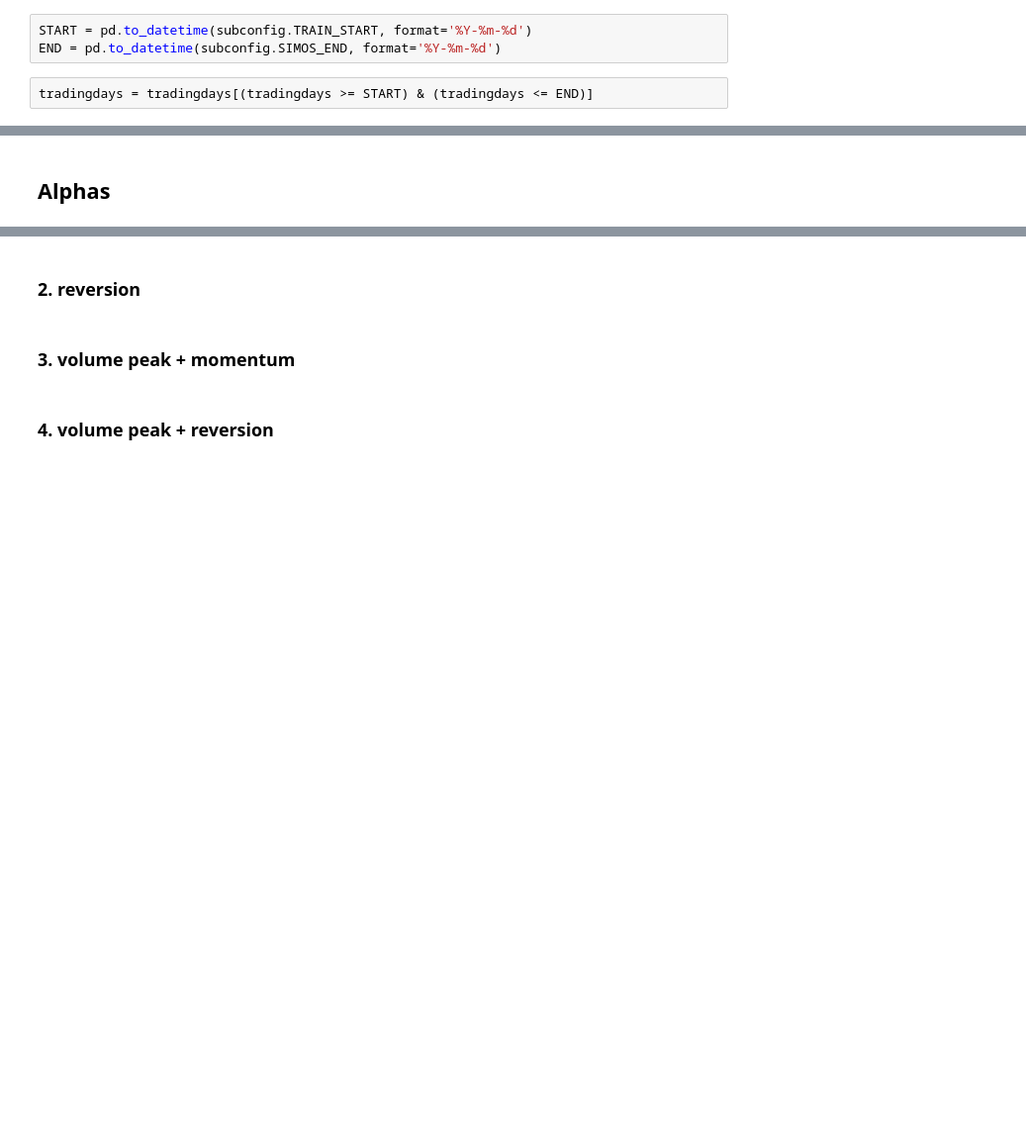
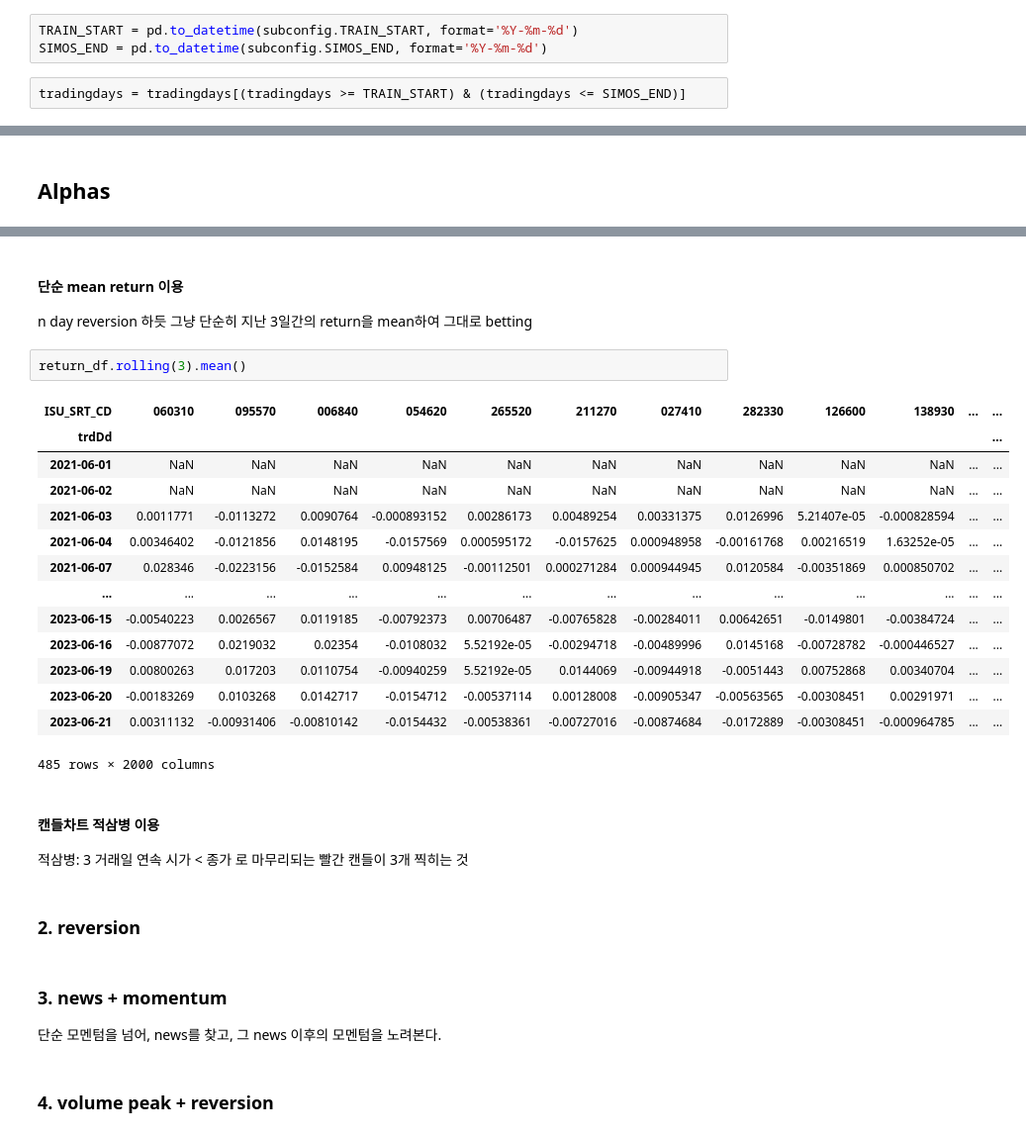
Before and after one commit to jaepil-choi/daconKRX2023, a Jupyter notebook: alpha01.ipynb, the cells around one changed output, grey strips where cells are left out. Shown at 99% size. Saved outputs shown, nothing was run; the diff lists cells and outputs as text; blank space fills up the shorter version.

```diff
--- a/alpha01.ipynb
+++ b/alpha01.ipynb
@@ -54,10 +54,10 @@ tradingdays = ~holidays
 holidays = holidays.index[holidays]
 tradingdays = tradingdays.index[tradingdays]
 # %%
-START = pd.to_datetime(subconfig.TRAIN_START, format='%Y-%m-%d')
-END = pd.to_datetime(subconfig.SIMOS_END, format='%Y-%m-%d')
+TRAIN_START = pd.to_datetime(subconfig.TRAIN_START, format='%Y-%m-%d')
+SIMOS_END = pd.to_datetime(subconfig.SIMOS_END, format='%Y-%m-%d')
 # %%
-tradingdays = tradingdays[(tradingdays >= START) & (tradingdays <= END)]
+tradingdays = tradingdays[(tradingdays >= TRAIN_START) & (tradingdays <= SIMOS_END)]
 # %%
 dacon_sid_list = [ii[1:] for ii in krx_df['code'].unique()]
 # %%
@@ -108,6 +147,33 @@ RDVADV_WINDOW = subconfig.WINDOWS['rdvadv'] # 20
+# %% [markdown]
+#### 단순 mean return 이용
+
+n day reversion 하듯 그냥 단순히 지난 3일간의 return을 mean하여 그대로 betting
+# %%
+return_df.rolling(3).mean()
+# %% [output]
+| ISU_SRT_CD | 060310 | 095570 | 006840 | 054620 | 265520 | 211270 | 027410 | 282330 | 126600 | 138930 | ... | ... |
+| trdDd |  |  |  |  |  |  |  |  |  |  |  | ... |
+| 2021-06-01 | NaN | NaN | NaN | NaN | NaN | NaN | NaN | NaN | NaN | NaN | ... | ... |
+| 2021-06-02 | NaN | NaN | NaN | NaN | NaN | NaN | NaN | NaN | NaN | NaN | ... | ... |
+| 2021-06-03 | 0.0011771 | -0.0113272 | 0.0090764 | -0.000893152 | 0.00286173 | 0.00489254 | 0.00331375 | 0.0126996 | 5.21407e-05 | -0.000828594 | ... | ... |
+| 2021-06-04 | 0.00346402 | -0.0121856 | 0.0148195 | -0.0157569 | 0.000595172 | -0.0157625 | 0.000948958 | -0.00161768 | 0.00216519 | 1.63252e-05 | ... | ... |
+| 2021-06-07 | 0.028346 | -0.0223156 | -0.0152584 | 0.00948125 | -0.00112501 | 0.000271284 | 0.000944945 | 0.0120584 | -0.00351869 | 0.000850702 | ... | ... |
+| ... | ... | ... | ... | ... | ... | ... | ... | ... | ... | ... | ... | ... |
+| 2023-06-15 | -0.00540223 | 0.0026567 | 0.0119185 | -0.00792373 | 0.00706487 | -0.00765828 | -0.00284011 | 0.00642651 | -0.0149801 | -0.00384724 | ... | ... |
+| 2023-06-16 | -0.00877072 | 0.0219032 | 0.02354 | -0.0108032 | 5.52192e-05 | -0.00294718 | -0.00489996 | 0.0145168 | -0.00728782 | -0.000446527 | ... | ... |
+| 2023-06-19 | 0.00800263 | 0.017203 | 0.0110754 | -0.00940259 | 5.52192e-05 | 0.0144069 | -0.00944918 | -0.0051443 | 0.00752868 | 0.00340704 | ... | ... |
+| 2023-06-20 | -0.00183269 | 0.0103268 | 0.0142717 | -0.0154712 | -0.00537114 | 0.00128008 | -0.00905347 | -0.00563565 | -0.00308451 | 0.00291971 | ... | ... |
+| 2023-06-21 | 0.00311132 | -0.00931406 | -0.00810142 | -0.0154432 | -0.00538361 | -0.00727016 | -0.00874684 | -0.0172889 | -0.00308451 | -0.000964785 | ... | ... |
+485 rows × 2000 columns
+# %% [markdown]
+#### 캔들차트 적삼병 이용
+
+적삼병: 3 거래일 연속 시가 < 종가 로 마무리되는 빨간 캔들이 3개 찍히는 것
 # %% [markdown]
 ### 2. reversion
-# %% [markdown]
-### 3. volume peak + momentum
+# %% [markdown]
+### 3. news + momentum
+
+단순 모멘텀을 넘어, news를 찾고, 그 news 이후의 모멘텀을 노려본다.
 # %% [markdown]
 ### 4. volume peak + reversion
```
Also changed, not shown: parts of 12 cells of this notebook, 1 other file.
